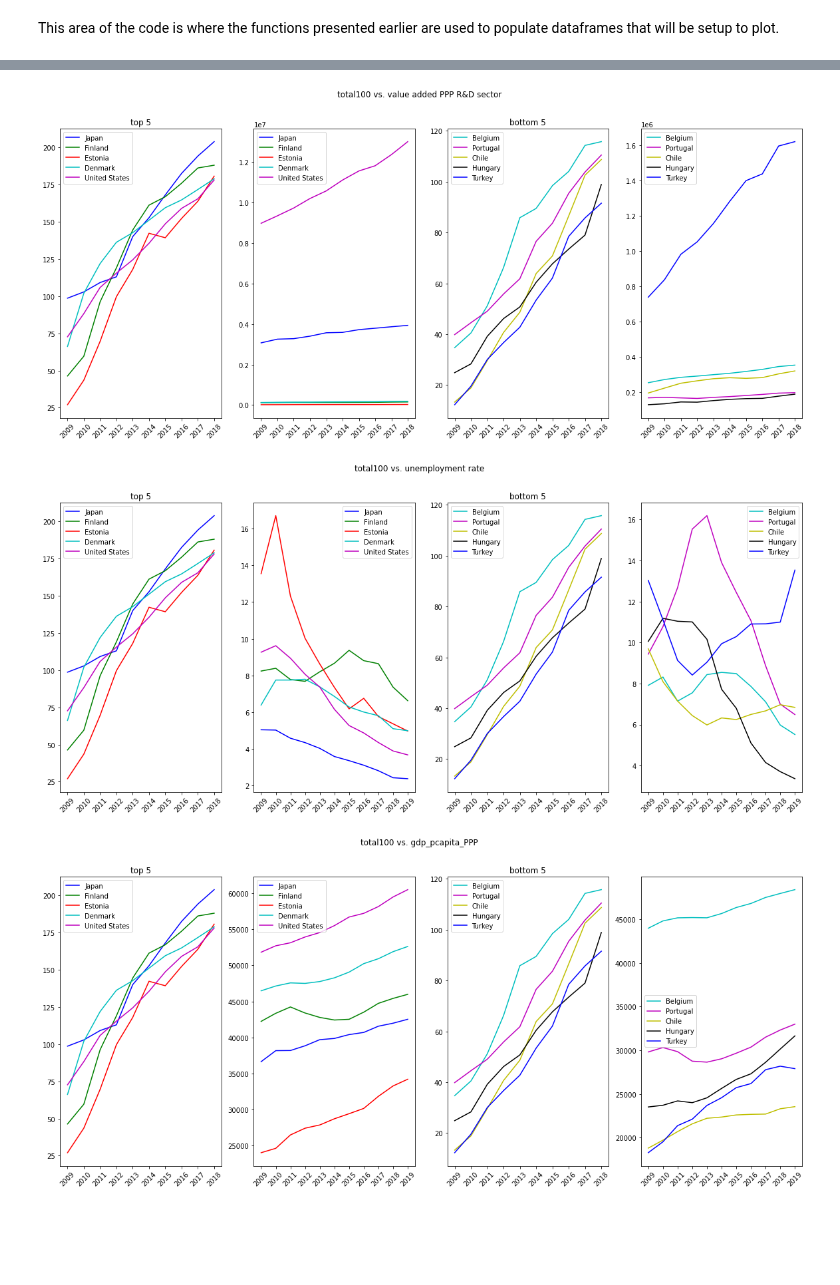
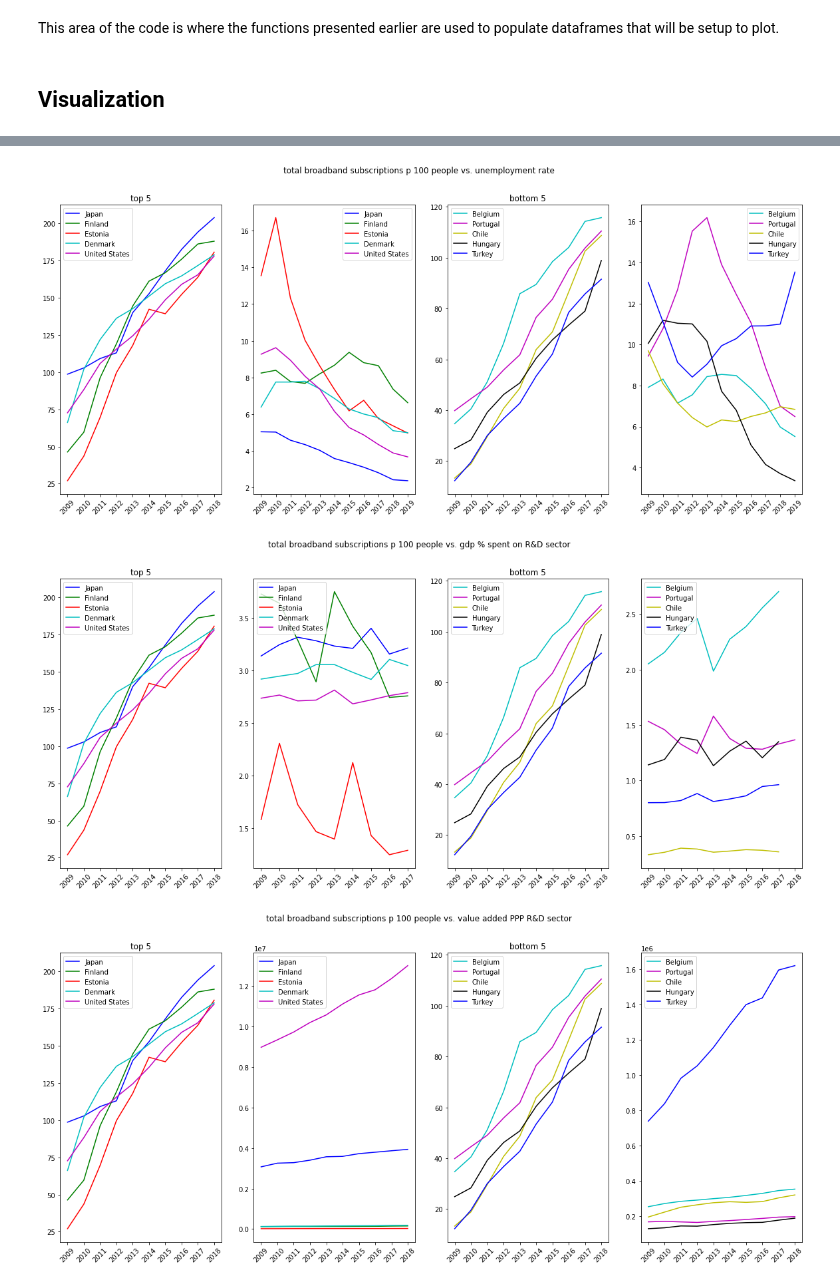
Before and after one commit to JoshuaFarmerATX/butterfly_effects_project, a Jupyter notebook: OECD.ipynb, the cells around one changed output, grey strips where cells are left out. Saved outputs shown, nothing was run; the diff lists cells and outputs as text; code cells hidden in the pictures; blank space fills up the shorter version.

```diff
--- a/OECD.ipynb
+++ b/OECD.ipynb
@@ -181,17 +181,19 @@ GDPVD_CAP = get_var(econ_df, "GDPVD_CAP")
 gdp_pcapita_PPP = get_values(GDPVD_CAP)
 # %%
 dataframes = [
+    gdp_pcapita_PPP,
+    unemployment_rate,
     gdpRD_df,
-    val_addedPPP,
-    unemployment_rate,
-    gdp_pcapita_PPP
+    val_addedPPP
 ]
 titles = [
+    'gdp_pcapita_PPP',
+    "unemployment rate",
     "gdp % spent on R&D sector",
-    "value added PPP R&D sector",
-    "unemployment rate",
-    'gdp_pcapita_PPP'
+    "value added PPP R&D sector"
 ]
+# %% [markdown]
+## Visualization
 # %%
-total100plot = plot2(dataframes, total100_df, 'total100')
+total100plot = plot2(dataframes, total100_df, 'total broadband subscriptions p 100 people')
 # %% [output]
@@ -199,3 +201,3 @@ total100plot = plot2(dataframes, total100_df, 'total100')
-[figure, old version]
+[figure, new version]
-[figure, old version]
+[figure, new version]
-[figure, old version]
+[figure, new version]
```
Also changed, not shown: parts of 5 cells of this notebook.
